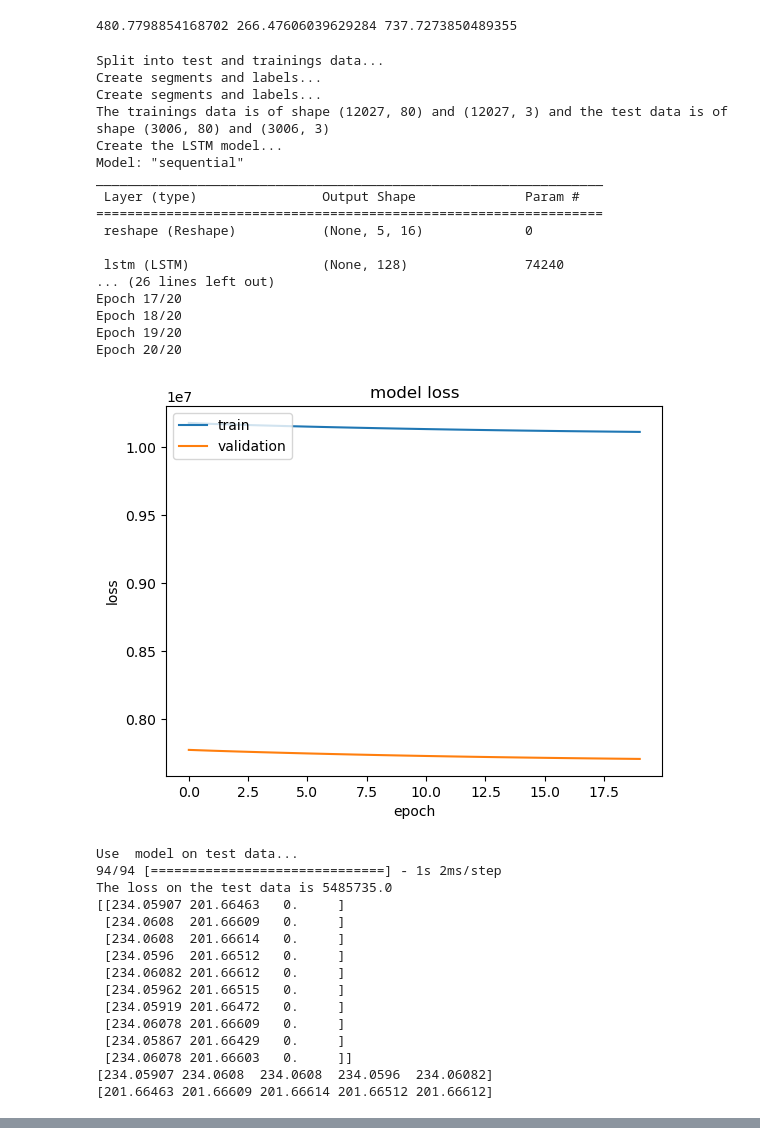
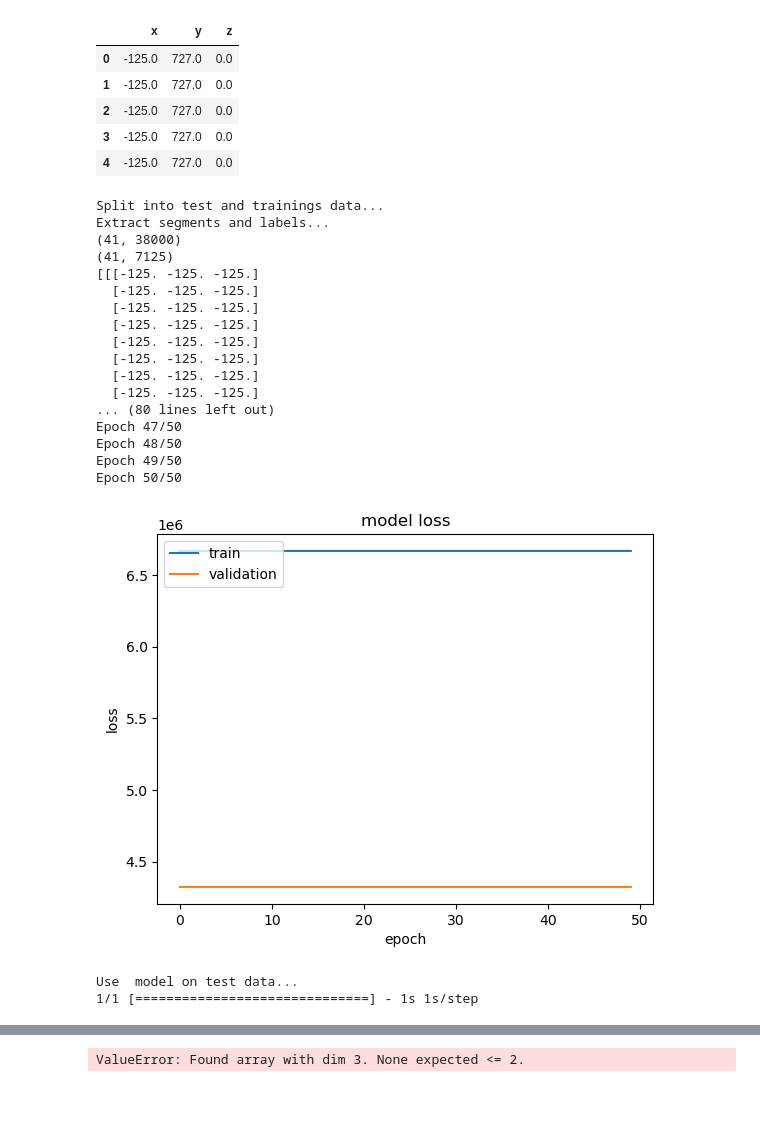
Before and after one commit to anni5701/tracePrediction, a Jupyter notebook: main.ipynb, the cells around one changed output, grey strips where cells are left out. Saved outputs shown, nothing was run; the diff lists cells and outputs as text; code cells hidden in the pictures; blank space fills up the shorter version.

```diff
--- a/main.ipynb
+++ b/main.ipynb
@@ -60,6 +13,0 @@ array([[-125.        ,  727.        ,    0.        ],
-# %%
-split = int(len(data.data_set) * (1- 0.2))
-x,y,z = data.data_set.loc[split:, ['x','y','z']].mean(axis=0)
-print(x,y,z)
-# %% [output]
-480.7798854168702 266.47606039629284 737.7273850489355
@@ -68,36 +14,33 @@ print(x,y,z)
+# %%
+data = pd.read_csv(".\data\data_frame.csv")
+data[['x','y','z']].head()
+# %% [output]
+|  | x | y | z |
+| 0 | -125.0 | 727.0 | 0.0 |
+| 1 | -125.0 | 727.0 | 0.0 |
+| 2 | -125.0 | 727.0 | 0.0 |
+| 3 | -125.0 | 727.0 | 0.0 |
+| 4 | -125.0 | 727.0 | 0.0 |
 # %%
-model = PredictionModelTrace(data.data_set)
+model = PredictionModelTrace(data, True)
 # %% [output]
 Split into test and trainings data...
-Create segments and labels...
-Create segments and labels...
-The trainings data is of shape (12027, 80) and (12027, 3) and the test data is of shape (3006, 80) and (3006, 3)
-Create the LSTM model...
-Model: "sequential"
-_________________________________________________________________
- Layer (type)                Output Shape              Param #
-=================================================================
- reshape (Reshape)           (None, 5, 16)             0
-
- lstm (LSTM)                 (None, 128)               74240
-... (26 lines left out)
-Epoch 17/20
-Epoch 18/20
-Epoch 19/20
-Epoch 20/20
+Extract segments and labels...
+(41, 38000)
+(41, 7125)
+[[[-125. -125. -125.]
+  [-125. -125. -125.]
+  [-125. -125. -125.]
+  [-125. -125. -125.]
+  [-125. -125. -125.]
+  [-125. -125. -125.]
+  [-125. -125. -125.]
+  [-125. -125. -125.]
+... (80 lines left out)
+Epoch 47/50
+Epoch 48/50
+Epoch 49/50
+Epoch 50/50
-[figure, old version]
+[figure, new version]
 Use  model on test data...
-94/94 [==============================] - 1s 2ms/step
-The loss on the test data is 5485735.0
-[[234.05907 201.66463   0.     ]
- [234.0608  201.66609   0.     ]
- [234.0608  201.66614   0.     ]
- [234.0596  201.66512   0.     ]
- [234.06082 201.66612   0.     ]
- [234.05962 201.66515   0.     ]
- [234.05919 201.66472   0.     ]
- [234.06078 201.66609   0.     ]
- [234.05867 201.66429   0.     ]
- [234.06078 201.66603   0.     ]]
-[234.05907 234.0608  234.0608  234.0596  234.06082]
-[201.66463 201.66609 201.66614 201.66512 201.66612]
+1/1 [==============================] - 1s 1s/step
@@ -104,0 +47 @@ The loss on the test data is 5485735.0
+ValueError: Found array with dim 3. None expected <= 2.
```
Also changed, not shown: parts of 9 cells of this notebook, 9 other files.
